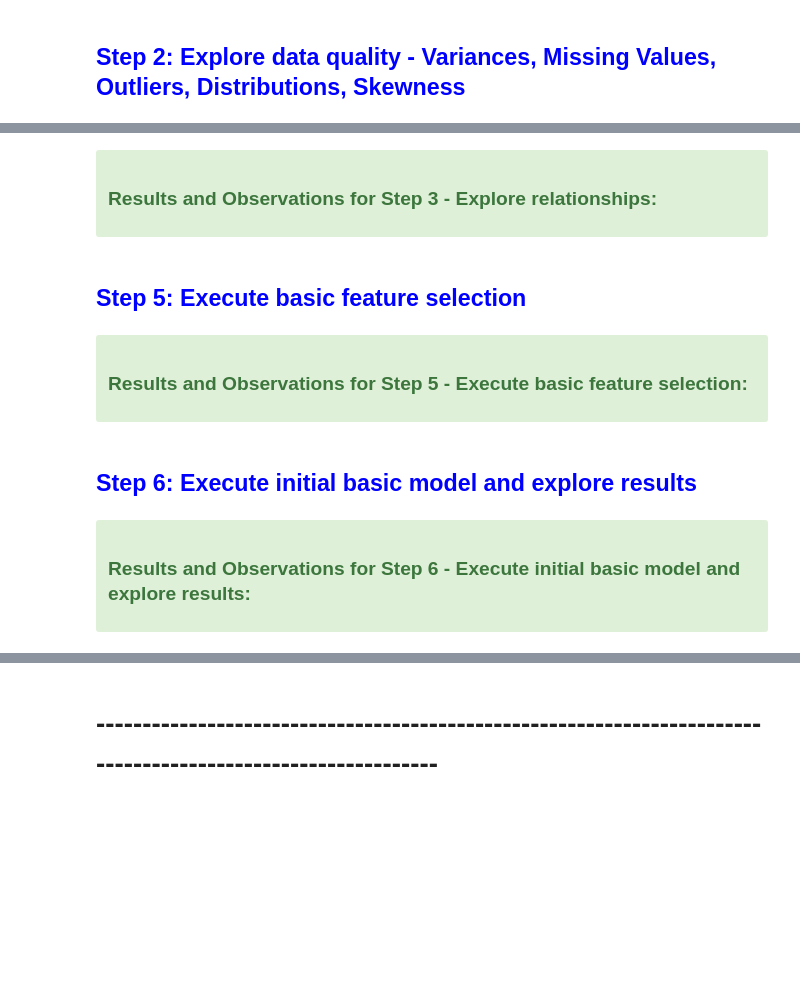
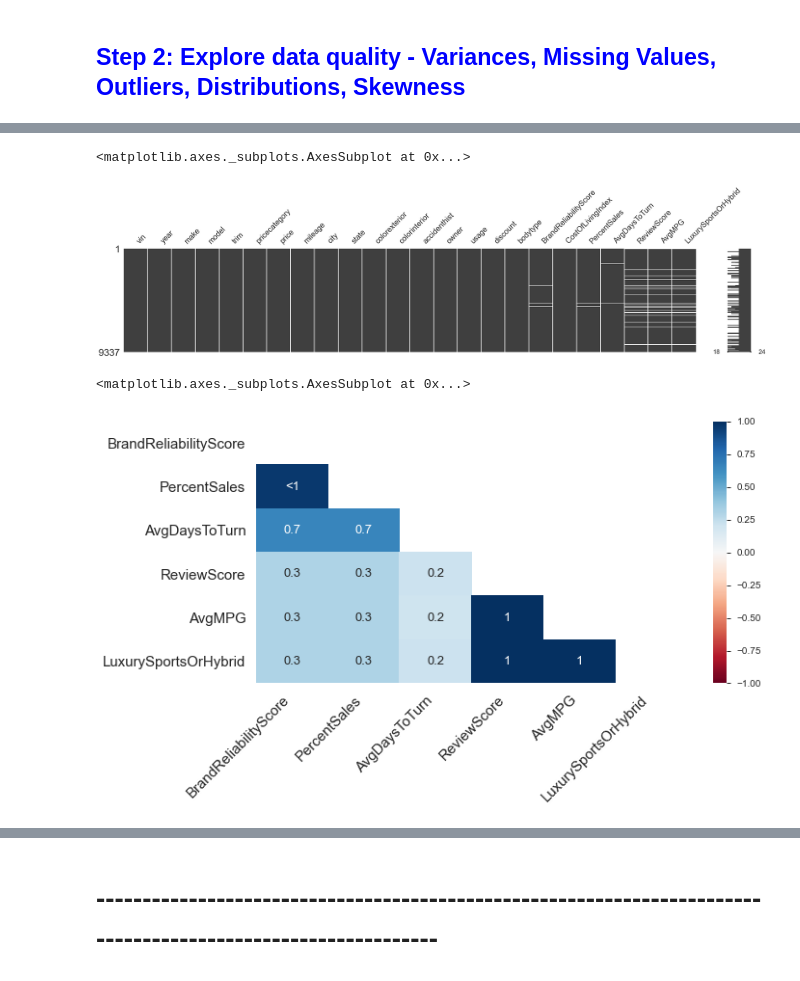
Before and after one commit to jchowdhury82/Used_Car_Price_Predictor, a Jupyter notebook: UsedCarEDA.ipynb, the cells around one changed output, grey strips where cells are left out. Saved outputs shown, nothing was run; the diff lists cells and outputs as text; code cells hidden in the pictures; blank space fills up the shorter version.

```diff
--- a/UsedCarEDA.ipynb
+++ b/UsedCarEDA.ipynb
@@ -359,28 +150,10 @@ df[df['ReliabilityRank'].isnull()][['make','BrandPercentSales']].drop_duplicates
-# %% [markdown]
-<div class="alert alert-block alert-success">
-
-### Results and Observations for Step 3 - Explore relationships:
-
-
-
-</div>
-# %% [markdown]
-## <span style="color:Blue"> Step 5: Execute basic feature selection </span>
-# %% [markdown]
-<div class="alert alert-block alert-success">
-
-### Results and Observations for Step 5 - Execute basic feature selection:
-
-
-
-</div>
-# %% [markdown]
-## <span style="color:Blue"> Step 6: Execute initial basic model and explore results </span>
-# %% [markdown]
-<div class="alert alert-block alert-success">
-
-### Results and Observations for Step 6 - Execute initial basic model and explore results:
-
-
-
-</div>
+# %%
+msno.matrix(df,figsize=(30,5), fontsize=20)
+# %% [output]
+<matplotlib.axes._subplots.AxesSubplot at 0x...>
+[figure, added]
+# %%
+msno.heatmap(df,figsize=(10,5), fontsize=15)
+# %% [output]
+<matplotlib.axes._subplots.AxesSubplot at 0x...>
+[figure, added]
```
Also changed, not shown: parts of 86 cells of this notebook, 1 other file.
